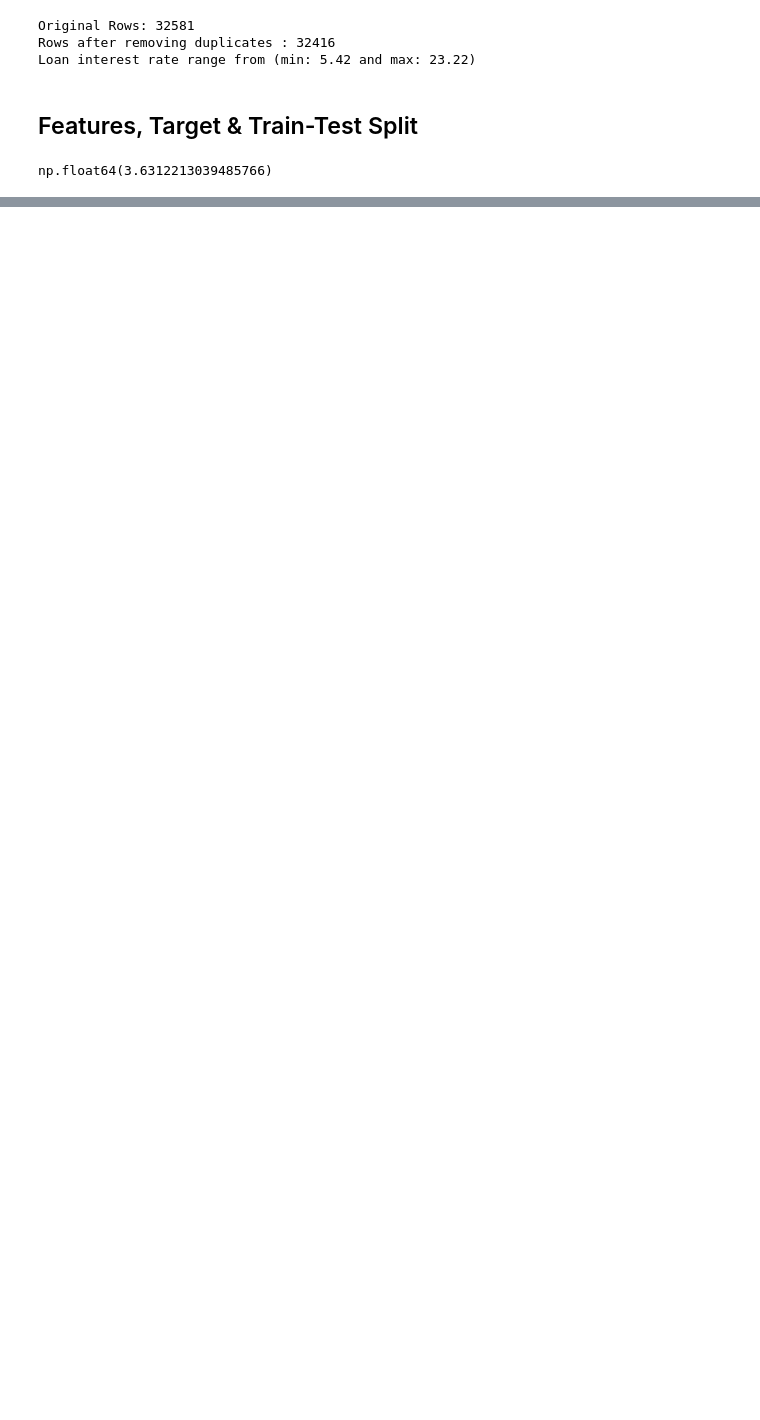
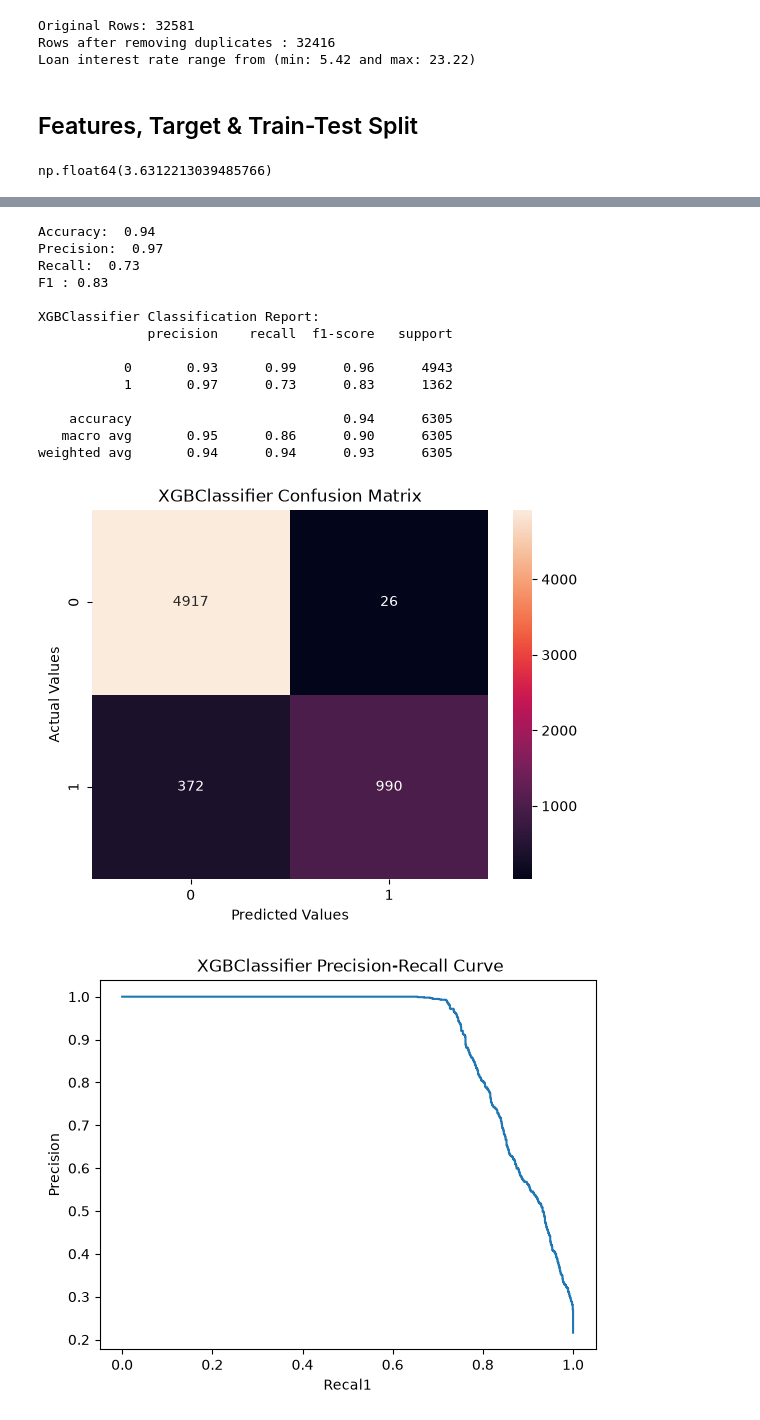
Before and after one commit to TheOnlyUnknown/Machine-Learning-Projects, a Jupyter notebook: Credit Risk ML System/main.ipynb, the cells around one changed output, grey strips where cells are left out. Cells and saved outputs as stored; diff of their text form; code cells hidden in the pictures; blank space fills up the shorter version.

```diff
--- a/Credit Risk ML System/main.ipynb
+++ b/Credit Risk ML System/main.ipynb
@@ -228,0 +323,6 @@ Accuracy: 0.917952083139717
+# %%
+xgb_model = Pipeline([
+    ('preprocessor', preprocessor_xgb),
+    ('classifier', XGBClassifier(scale_pos_weights = scale_weights, random_state = 42, learning_rate = 0.1))
+])
+xgb_model.fit(X_train, y_train)
@@ -228,0 +347,19 @@ Accuracy: 0.917952083139717
+# %%
+evaluate_model("XGBClassifier", xgb_model, X_test, y_test)
+# %% [output]
+Accuracy:  0.94
+Precision:  0.97
+Recall:  0.73
+F1 : 0.83
+
+XGBClassifier Classification Report:
+              precision    recall  f1-score   support
+
+           0       0.93      0.99      0.96      4943
+           1       0.97      0.73      0.83      1362
+
+    accuracy                           0.94      6305
+   macro avg       0.95      0.86      0.90      6305
+weighted avg       0.94      0.94      0.93      6305
+[figure, added]
+[figure, added]
```
Also changed, not shown: parts of 6 cells of this notebook.
